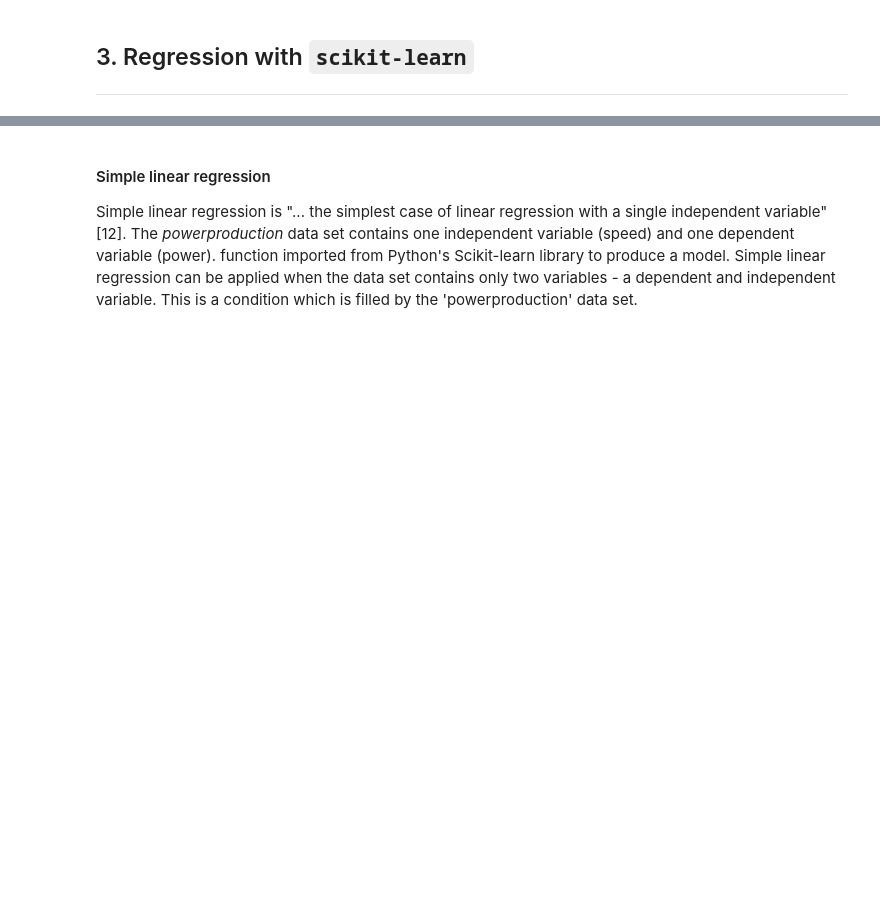
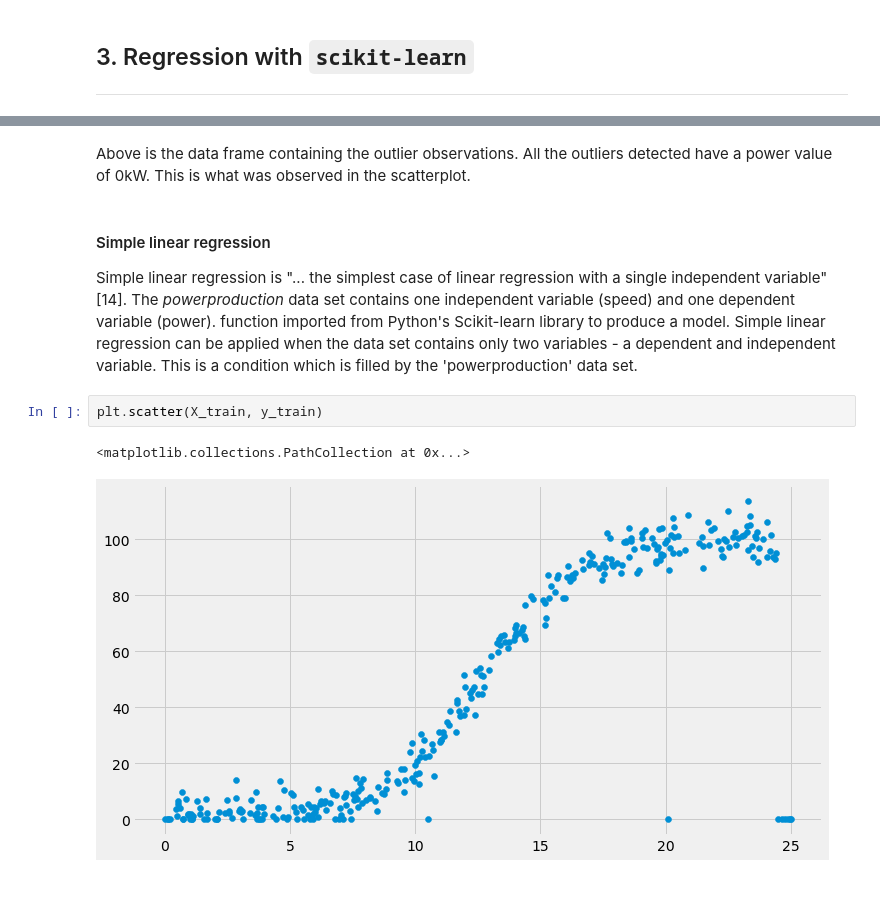
Before and after one commit to colm-o-caoimh/MachineLearning, a Jupyter notebook: mls_project2020.ipynb, the cells around one changed output, grey strips where cells are left out. Drawn from its saved outputs; the diff is of its cells as text; blank space fills up the shorter version.

```diff
--- a/mls_project2020.ipynb
+++ b/mls_project2020.ipynb
@@ -138,7 +217,14 @@ Regression is a statistical method which describes the relationship between a de
+# %% [markdown]
+Above is the data frame containing the outlier observations. All the outliers detected have a power value of 0kW. This is what was observed in the scatterplot.
 # %% [markdown]
 #### Simple linear regression
 
-Simple linear regression is "... the simplest case of linear regression with a single independent variable" [12]. The *powerproduction* data set contains one independent variable (speed) and one dependent variable (power).  function imported from Python's Scikit-learn library to produce a model. Simple linear regression can be applied when the data set contains only two variables - a dependent and independent variable. This is a condition which is filled by the 'powerproduction' data set.
+Simple linear regression is "... the simplest case of linear regression with a single independent variable" [14]. The *powerproduction* data set contains one independent variable (speed) and one dependent variable (power).  function imported from Python's Scikit-learn library to produce a model. Simple linear regression can be applied when the data set contains only two variables - a dependent and independent variable. This is a condition which is filled by the 'powerproduction' data set.
+# %%
+plt.scatter(X_train, y_train)
+# %% [output]
+<matplotlib.collections.PathCollection at 0x...>
+[figure, added]
 # %% [markdown]
 <br>
 # %% [markdown]
```
Also changed, not shown: parts of 14 cells of this notebook, 1 other file.
